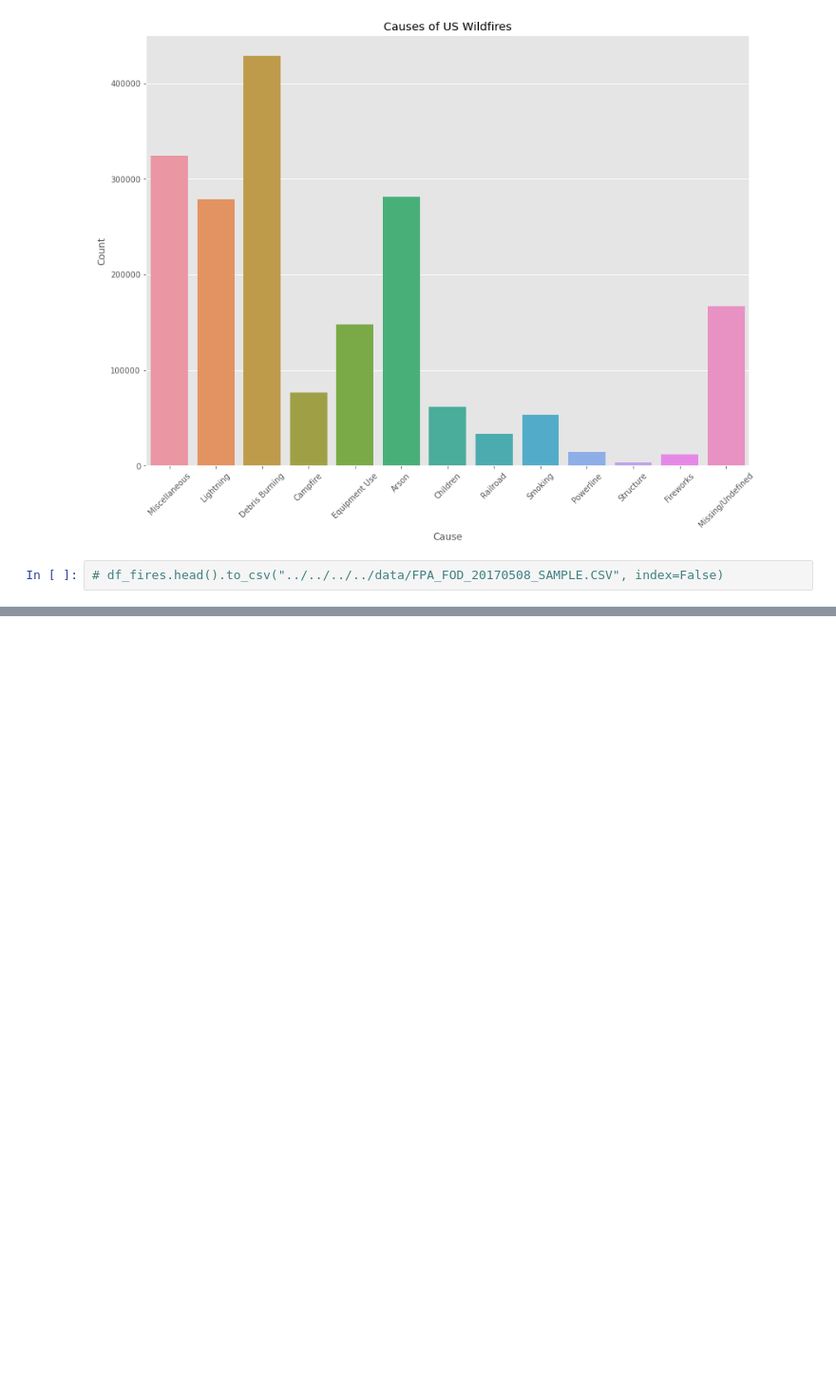
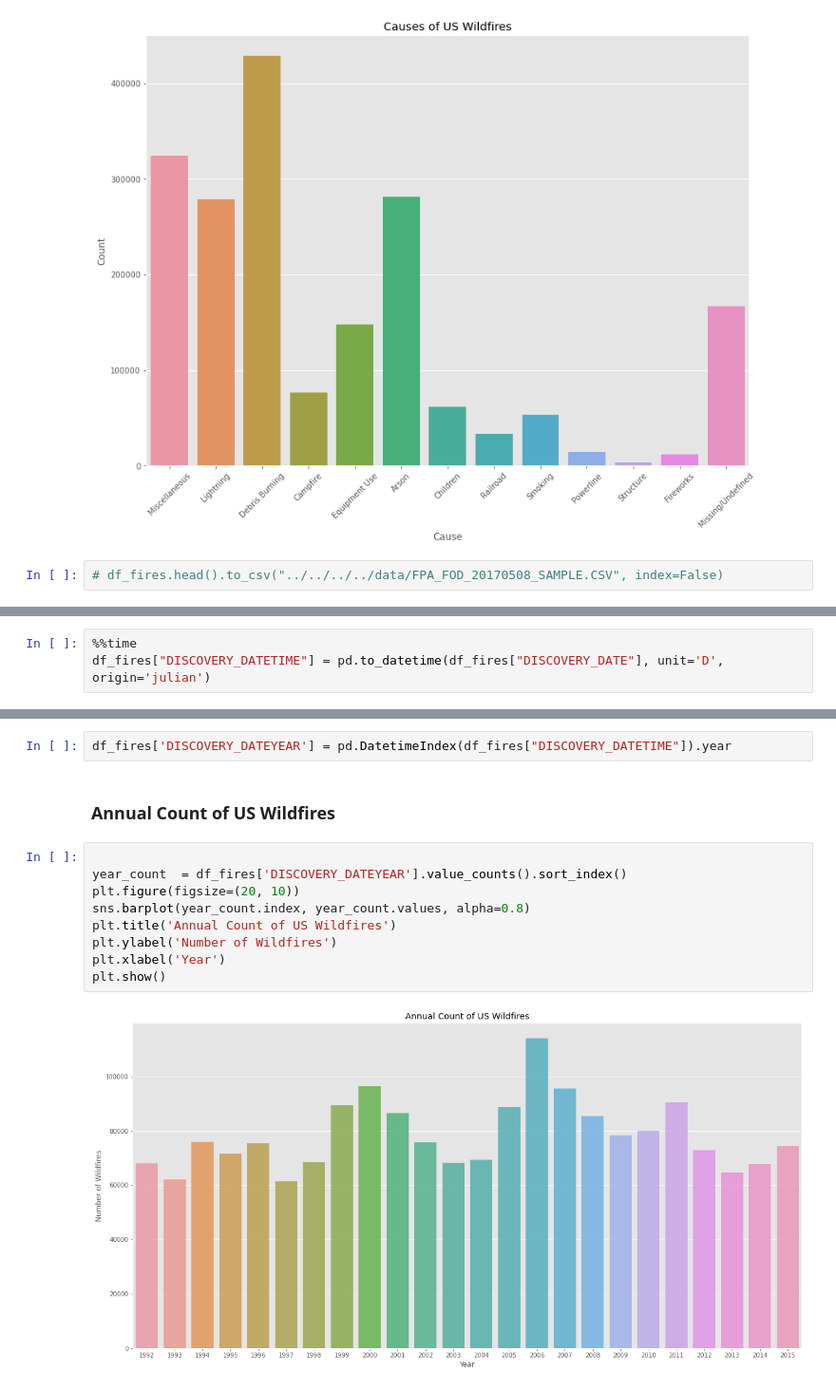
Before and after one commit to RobinsonCW/USWildfireAnalysis, a Jupyter notebook: src/exploratory_data_analysis/chance/python/Exploratory_Data_Analysis.ipynb, the cells around one changed output, grey strips where cells are left out. Shown: that part at 95% size. Saved outputs shown, nothing was run; the diff lists cells and outputs as text; blank space fills up the shorter version.

Commit message:
add counts by year

```diff
--- a/src/exploratory_data_analysis/chance/python/Exploratory_Data_Analysis.ipynb
+++ b/src/exploratory_data_analysis/chance/python/Exploratory_Data_Analysis.ipynb
@@ -121,0 +124,3 @@ plt.show()
+# %%
+%%time
+df_fires["DISCOVERY_DATETIME"] = pd.to_datetime(df_fires["DISCOVERY_DATE"], unit='D', origin='julian')
@@ -121,0 +140,15 @@ plt.show()
+# %%
+df_fires['DISCOVERY_DATEYEAR'] = pd.DatetimeIndex(df_fires["DISCOVERY_DATETIME"]).year
+# %% [markdown]
+### Annual Count of US Wildfires
+# %%
+
+year_count  = df_fires['DISCOVERY_DATEYEAR'].value_counts().sort_index()
+plt.figure(figsize=(20, 10))
+sns.barplot(year_count.index, year_count.values, alpha=0.8)
+plt.title('Annual Count of US Wildfires')
+plt.ylabel('Number of Wildfires')
+plt.xlabel('Year')
+plt.show()
+# %% [output]
+[figure, added]
```
Also changed, not shown: parts of 4 cells of this notebook.
